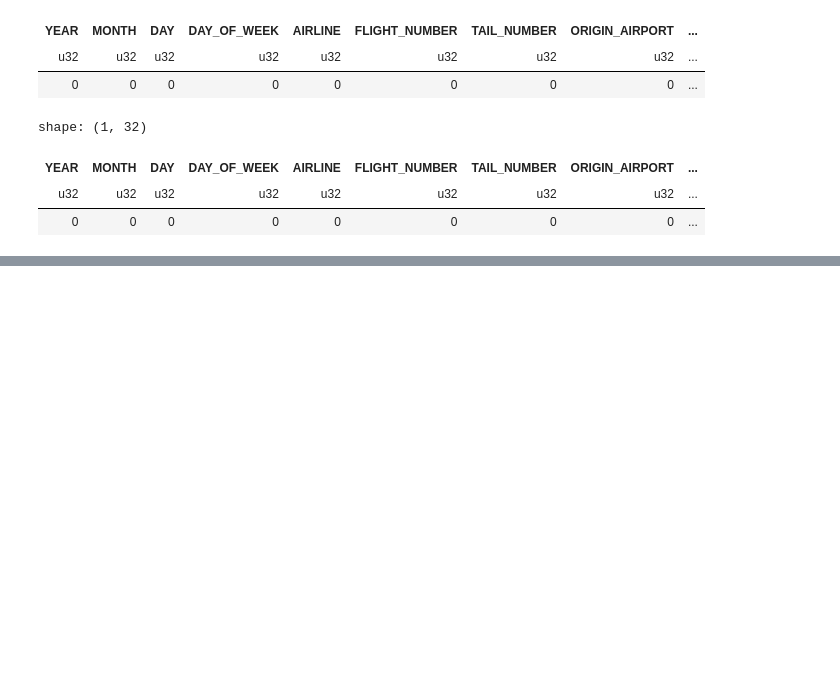
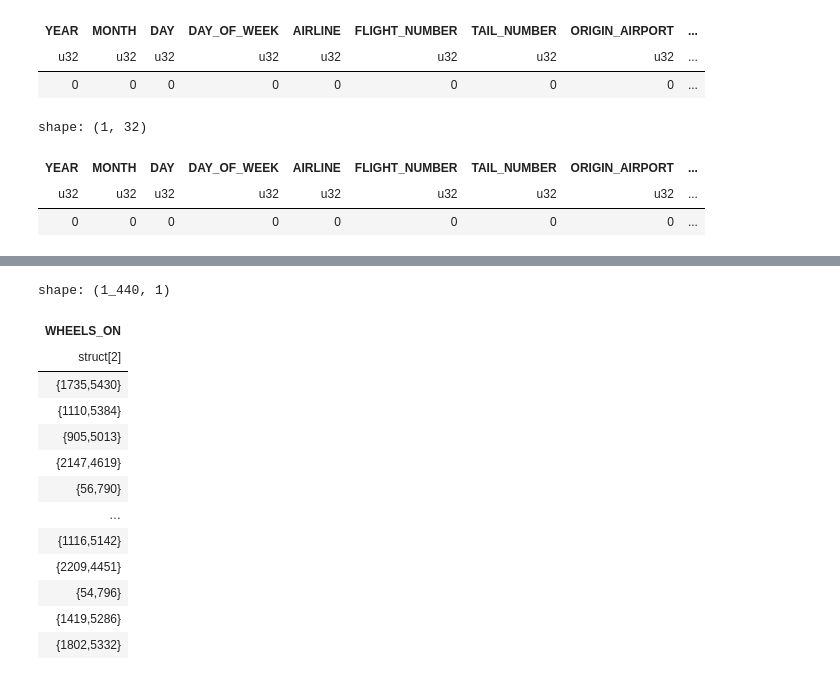
Before and after one commit to tosoham/flight-insight, a Jupyter notebook: notebooks/data_preprocessing_soham.ipynb, the cells around one changed output, grey strips where cells are left out. Drawn from its saved outputs; the diff is of its cells as text; code cells hidden in the pictures; blank space fills up the shorter version.

```diff
--- a/notebooks/data_preprocessing_soham.ipynb
+++ b/notebooks/data_preprocessing_soham.ipynb
@@ -774,0 +816,17 @@ df.write_parquet("data/flights_processed.parquet")
+# %%
+lf.select(pl.col("WHEELS_ON").value_counts()).collect()
+# %% [output]
+shape: (1_440, 1)
+| WHEELS_ON |
+| struct[2] |
+| {1735,5430} |
+| {1110,5384} |
+| {905,5013} |
+| {2147,4619} |
+| {56,790} |
+| … |
+| {1116,5142} |
+| {2209,4451} |
+| {54,796} |
+| {1419,5286} |
+| {1802,5332} |
```
Also changed, not shown: parts of 7 cells of this notebook, 5 other files.
